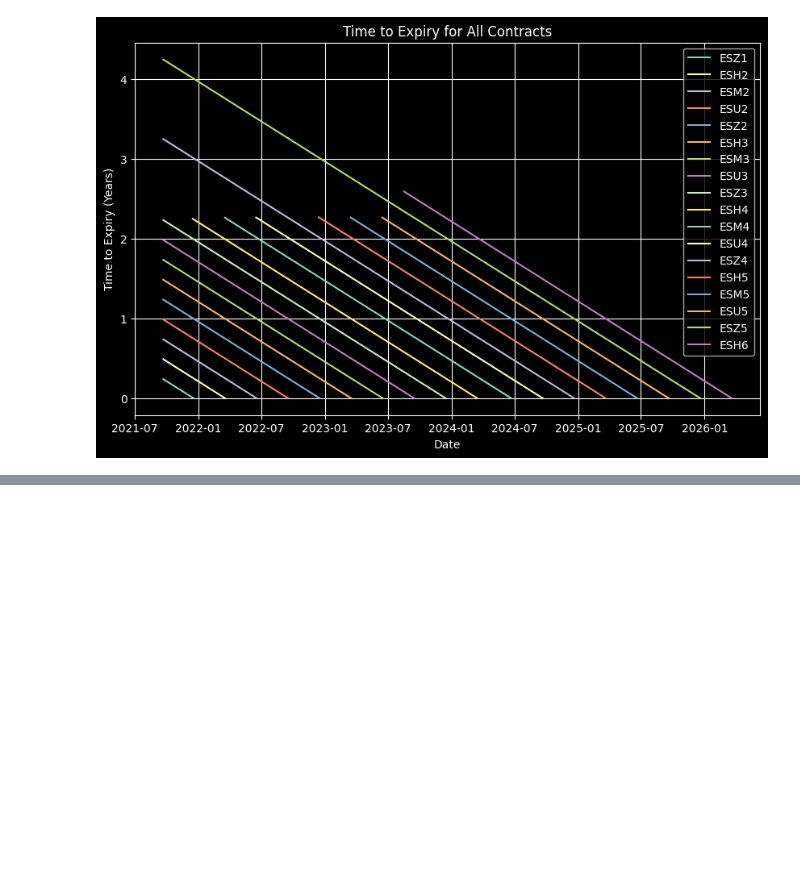
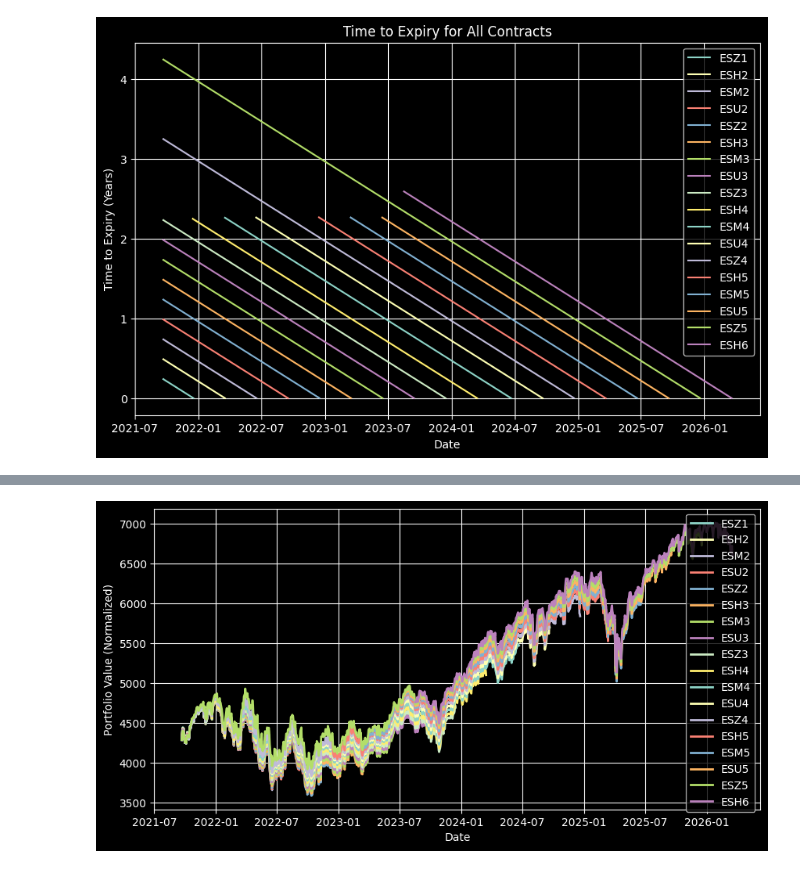
Before and after one commit to JohnnyTung123/Future-Rolling-Strategy, a Jupyter notebook: code/backtester.ipynb, the cells around one changed output, grey strips where cells are left out. Drawn from its saved outputs; the diff is of its cells as text; code cells hidden in the pictures; blank space fills up the shorter version.

```diff
--- a/code/backtester.ipynb
+++ b/code/backtester.ipynb
@@ -223,0 +229,17 @@ plt.show()
+# %%
+plt.figure(figsize=(10, 5))
+
+for fut in futures:
+    plt.plot(fut_price.index, fut_price[fut], label=fut, linewidth=2)
+
+plt.xlabel('Date')
+plt.ylabel('Portfolio Value (Normalized)')
+plt.legend()
+plt.grid(True)
+
+plt.show()
+
+# we are shorting future but the future values goes up
+# it makes sense that we result in a loss because we are doing systematic short
+# %% [output]
+[figure, added]
```
Also changed, not shown: parts of 13 cells of this notebook, 7 other files.
